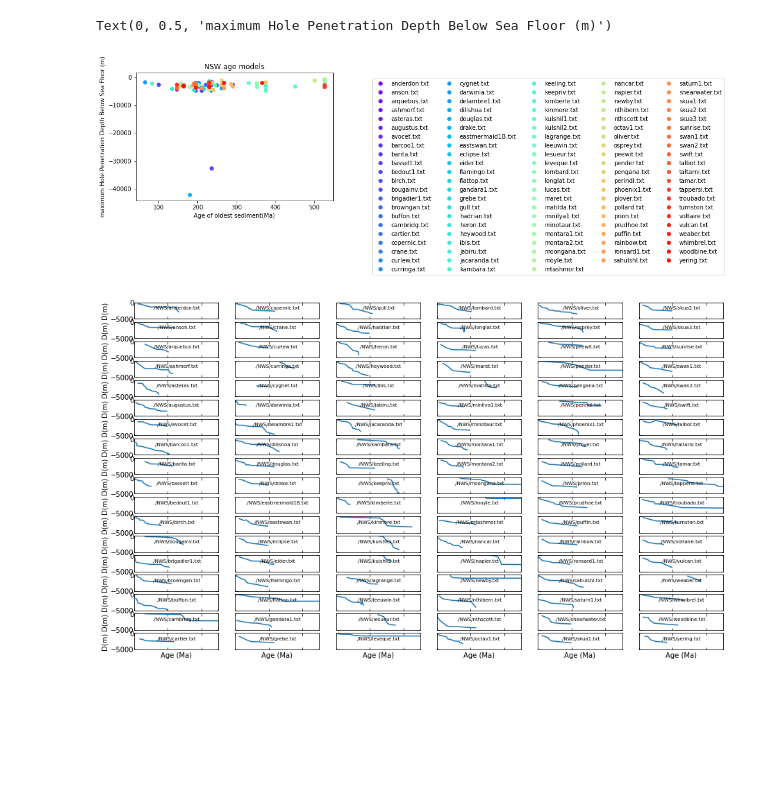
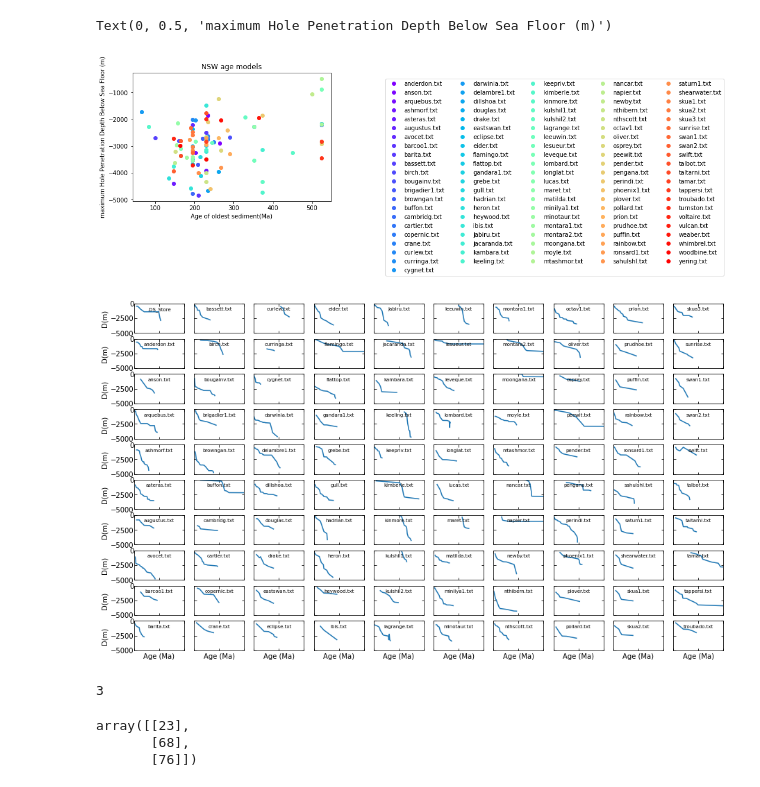
Before and after one commit to HFahey/Global_SL_project, a Jupyter notebook: NSW_age_depth_plots.ipynb, the cells around one changed output. Saved outputs shown, nothing was run; the diff lists cells and outputs as text; code cells hidden in the pictures; blank space fills up the shorter version.

```diff
--- a/NSW_age_depth_plots.ipynb
+++ b/NSW_age_depth_plots.ipynb
@@ -8,7 +8,7 @@ import matplotlib.colors as mcolors
 import glob
 %matplotlib inline
 # %%
-files = np.sort(glob.glob('./NWS/*.txt'))
+files = np.sort(glob.glob('./NWS_curated/*.txt'))
 df_list = []
 for file_name in files:
     df = pd.read_table(file_name,  comment='#', names=['bottom_age', 'bottom_depth', 'min_water_depth', 'max_water_depth', 'lithology'], delim_whitespace=True, usecols=[0,1,2,3, 4])
@@ -23,8 +27,8 @@ def get_colour(timestep):
 c=cmap(norm(timestep))
 # %%
 for i in np.arange(0,len(df_list),1):
-    plt.plot(df_list[i]['bottom_age'], df_list[i]['bottom_depth']*-1, label=files[i+1], c=c[i])
-plt.legend(loc='lower right',bbox_to_anchor=(3, -0.6), ncol=5)
+    plt.plot(df_list[i]['bottom_age'], df_list[i]['bottom_depth']*-1, label=files[i], c=c[i])
+plt.legend(loc='lower right',bbox_to_anchor=(4, -0.6), ncol=5)
 plt.title('NSW age models')
 plt.xlabel('Age (Ma)')
 plt.ylabel('Depth Below Sea Floor (m)')
@@ -34,5 +38,5 @@ Text(0, 0.5, 'Depth Below Sea Floor (m)')
 # %%
-files=np.sort(os.listdir('./NWS'))
+files=np.sort(os.listdir('./NWS_curated'))
 
 for i in np.arange(0,len(df_list),1):
     plt.plot(np.max(df_list[i]['bottom_age']), np.max(df_list[i]['bottom_depth'])*-1,'o', label=files[i+1], c=c[i])
@@ -42,28 +46,28 @@ plt.xlabel('Age of oldest sediment(Ma)')
 plt.ylabel('maximum Hole Penetration Depth Below Sea Floor (m)')
 # %% [output]
 Text(0, 0.5, 'maximum Hole Penetration Depth Below Sea Floor (m)')
-[figure, old version]
+[figure, new version]
 # %%
-nrows=18
-ncols=6
+nrows=10
+ncols=10
 fs=7
-files = np.sort(glob.glob('./NWS/*.txt'))
+files=np.sort(os.listdir('./NWS_curated'))
 
 fig, axs = plt.subplots(nrows,ncols, figsize=(38/2.5, 23/2.5), sharex=True, sharey=True)
 fig.subplots_adjust(hspace=0.2, wspace=0.2)
 
-for i in np.arange(0,nrows*ncols,nrows): # There are 5 rows so this controls that the file number gets loaded in multiples of 5
+for i in np.arange(0,nrows*ncols,nrows): #  this controls that the file number gets loaded in multiples of nrows
     for f in np.arange(0,nrows,1):#This controls the row number
             ax = axs[f,int(i/nrows)]
             ax.set_xlim(0,500)
             ax.set_ylim(-5000,0)
 #             print(f+i)
             ax.plot(df_list[f+i]['bottom_age'], df_list[f+i]['bottom_depth']*-1)#, '-o', c='r', markersize=ms)
             ax.tick_params(axis='both', which='both', direction='in', labelbottom=False, pad=0.1, top=True, right=True)
             ax.set_title(str(files[f+i]), pad=-10, fontsize=fs)
             ax.set_ylabel('D(m)')
             ax.set_xlabel('Age (Ma)')
 for ax in axs.flat:
     ax.label_outer()
 # %% [output]
-[figure, old version]
+[figure, new version]
@@ -72,0 +85,9 @@ for ax in axs.flat:
+# %%
+selected=np.argwhere((bottom_age_max>200)&(bottom_age_max<250)&(bottom_depth_max>2e3)&(bottom_age_min<=2))
+print(len(selected))
+selected
+# %% [output]
+3
+array([[23],
+       [68],
+       [76]])
```
Also changed, not shown: parts of 9 cells of this notebook.
